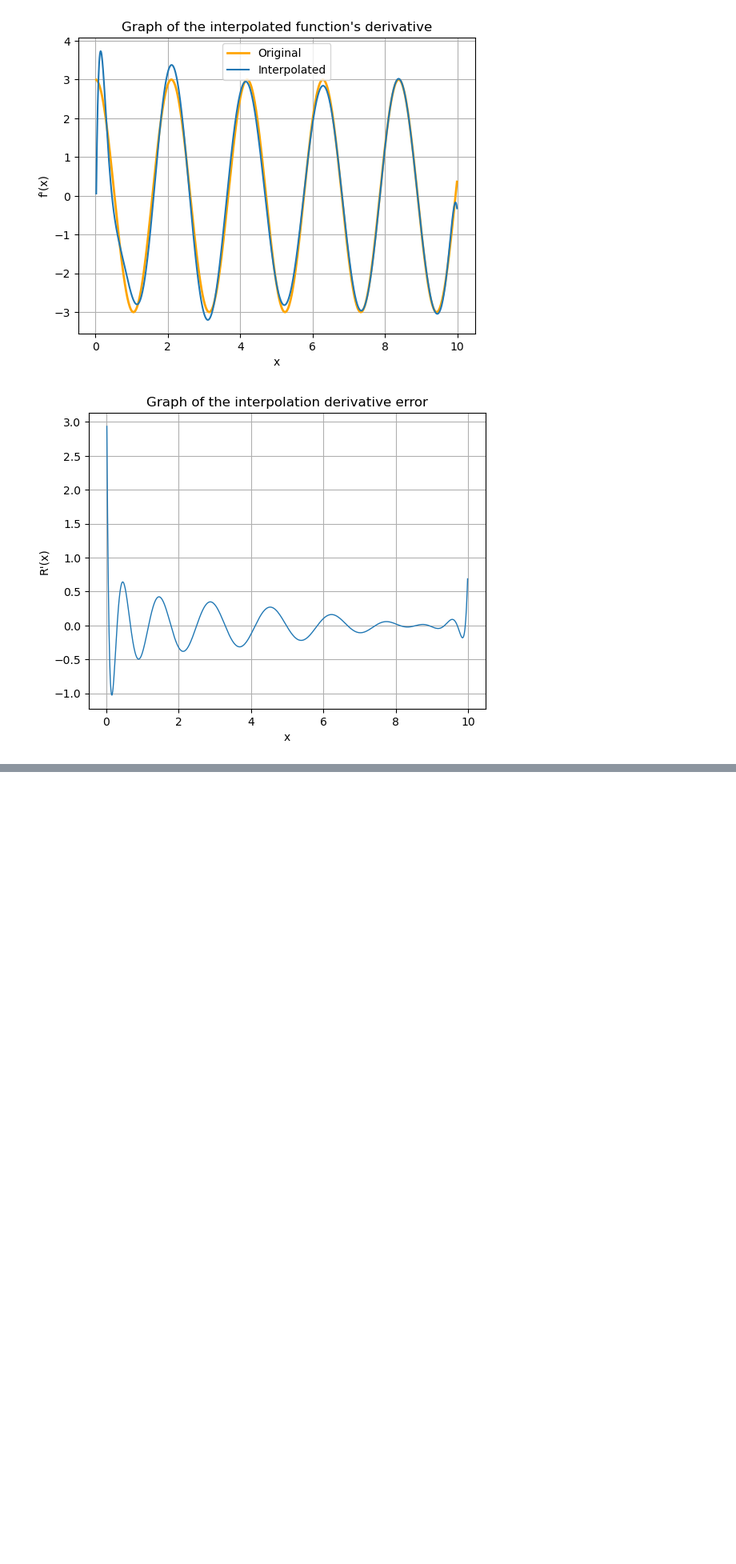
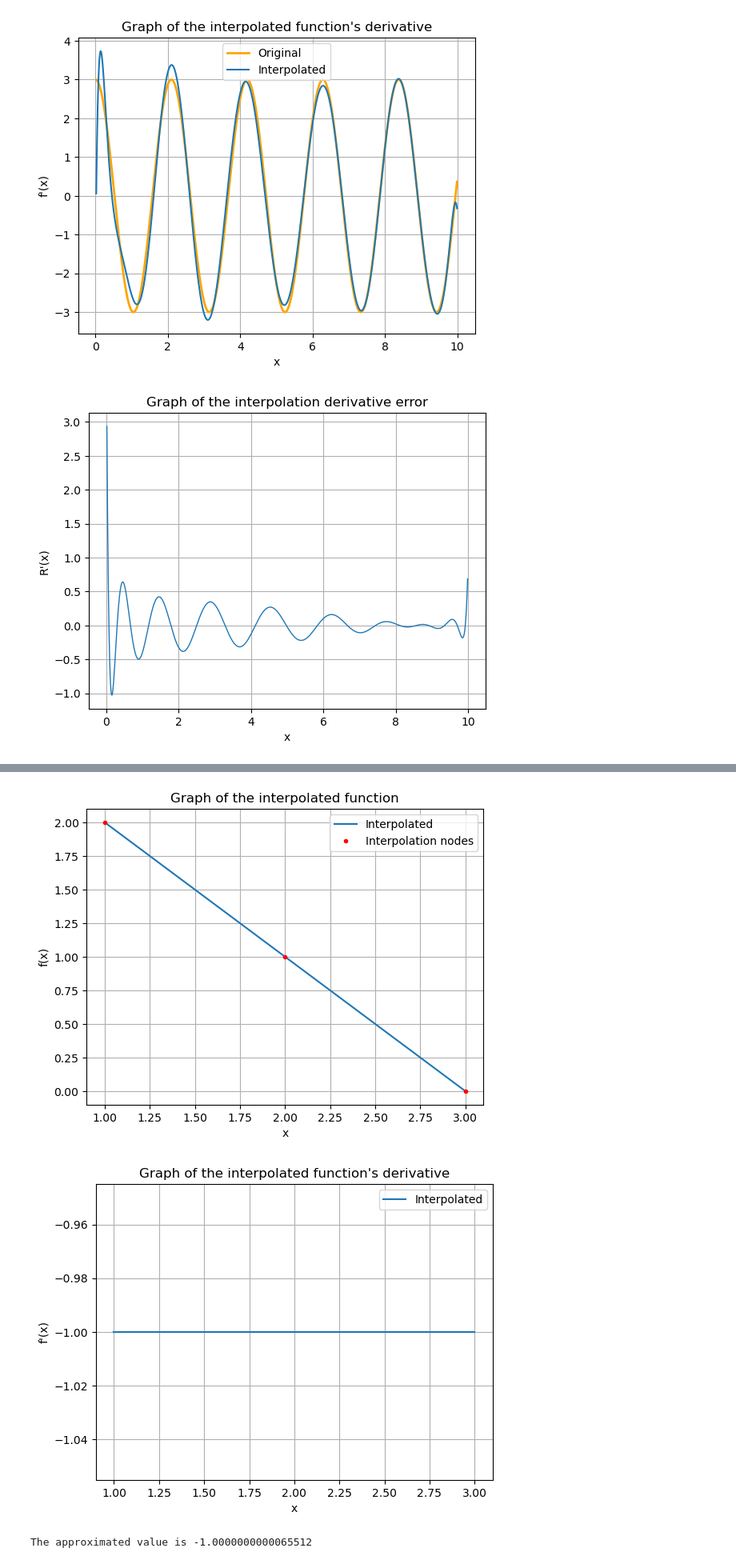
Before and after one commit to TonyTroeff/Mathematics, a Jupyter notebook: Numerical analysis/numerical_differentiation.ipynb, the cells around one changed output, grey strips where cells are left out. Shown at 80% size. Cells and saved outputs as stored; diff of their text form; code cells hidden in the pictures; blank space fills up the shorter version.

```diff
--- a/Numerical analysis/numerical_differentiation.ipynb
+++ b/Numerical analysis/numerical_differentiation.ipynb
@@ -495,0 +535,7 @@ visualize_newton_interpolation(f3_data_better, f3, f3_deriv)
+# %%
+(_, solve_problem_1_2) = visualize_newton_interpolation([(1, 2), (2, 1), (3, 0)])
+print(f"The approximated value is {solve_problem_1_2(1)}")
+# %% [output]
+[figure, added]
+[figure, added]
+The approximated value is -1.0000000000065512
```
Also changed, not shown: parts of 13 cells of this notebook.
